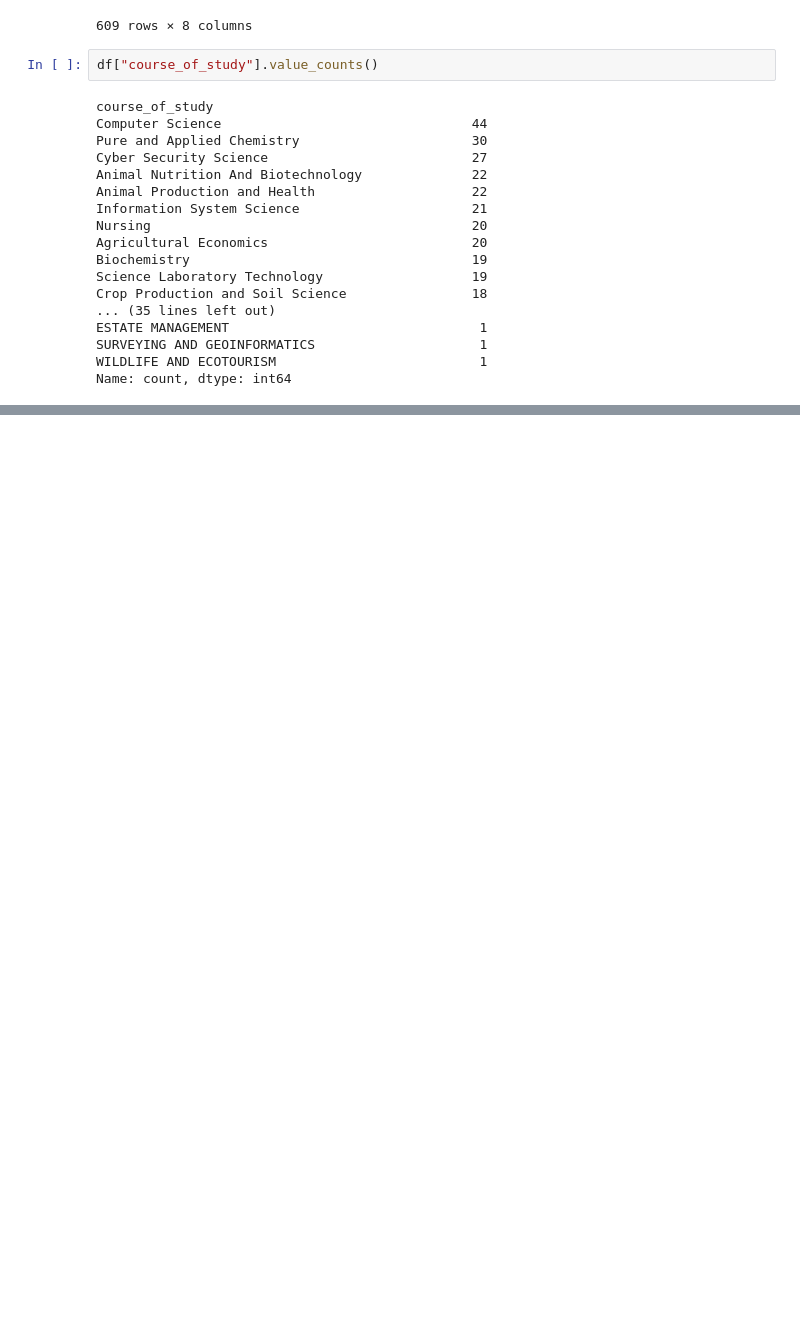
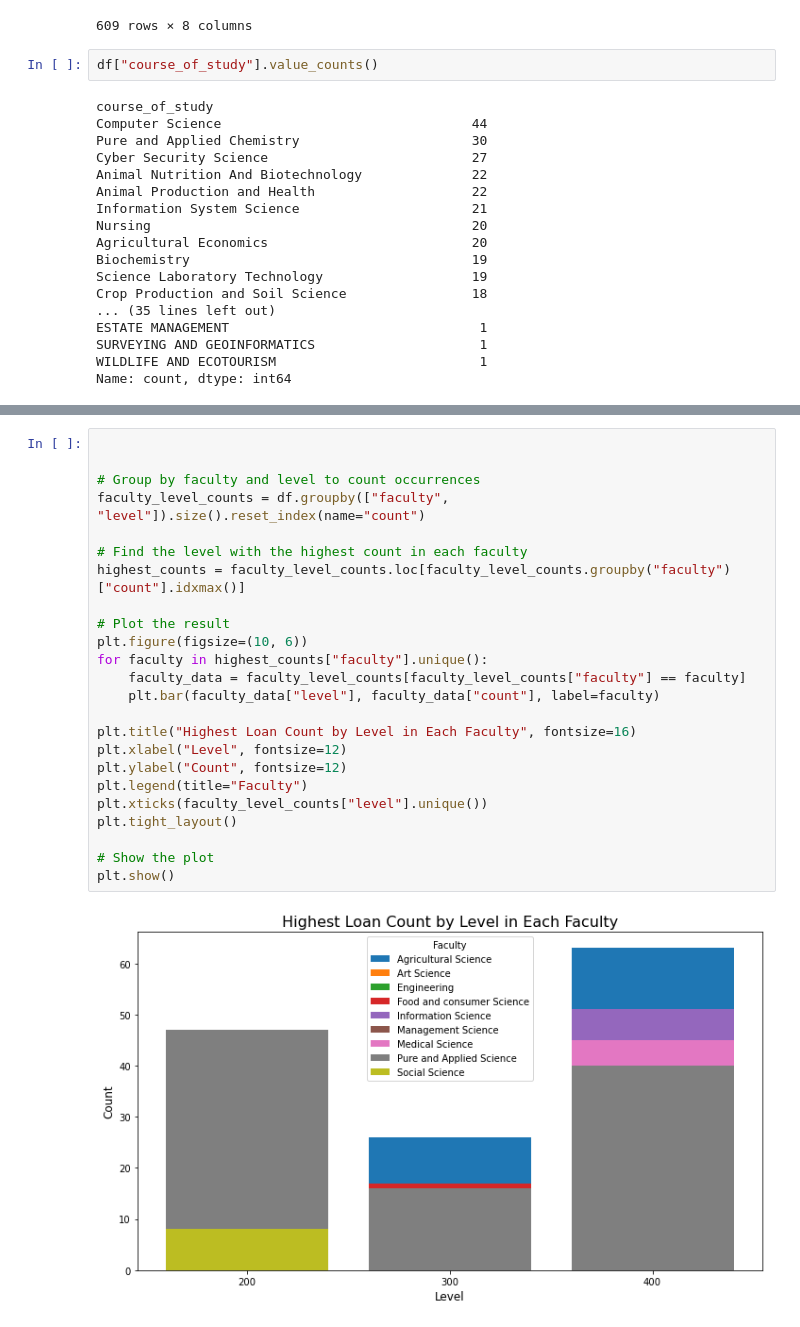
Before and after one commit to Lawal0abdulazeez/Loan_Data, a Jupyter notebook: Loan Data Analysis.ipynb, the cells around one changed output, grey strips where cells are left out. Saved outputs shown, nothing was run; the diff lists cells and outputs as text; blank space fills up the shorter version.

Commit message:
Update Loan Data Analysis notebook

```diff
--- a/Loan Data Analysis.ipynb
+++ b/Loan Data Analysis.ipynb
@@ -342,0 +466,26 @@ Name: count, dtype: int64
+# %%
+
+
+# Group by faculty and level to count occurrences
+faculty_level_counts = df.groupby(["faculty", "level"]).size().reset_index(name="count")
+
+# Find the level with the highest count in each faculty
+highest_counts = faculty_level_counts.loc[faculty_level_counts.groupby("faculty")["count"].idxmax()]
+
+# Plot the result
+plt.figure(figsize=(10, 6))
+for faculty in highest_counts["faculty"].unique():
+    faculty_data = faculty_level_counts[faculty_level_counts["faculty"] == faculty]
+    plt.bar(faculty_data["level"], faculty_data["count"], label=faculty)
+
+plt.title("Highest Loan Count by Level in Each Faculty", fontsize=16)
+plt.xlabel("Level", fontsize=12)
+plt.ylabel("Count", fontsize=12)
+plt.legend(title="Faculty")
+plt.xticks(faculty_level_counts["level"].unique())
+plt.tight_layout()
+
+# Show the plot
+plt.show()
+# %% [output]
+[figure, added]
```
Also changed, not shown: parts of 17 cells of this notebook.
